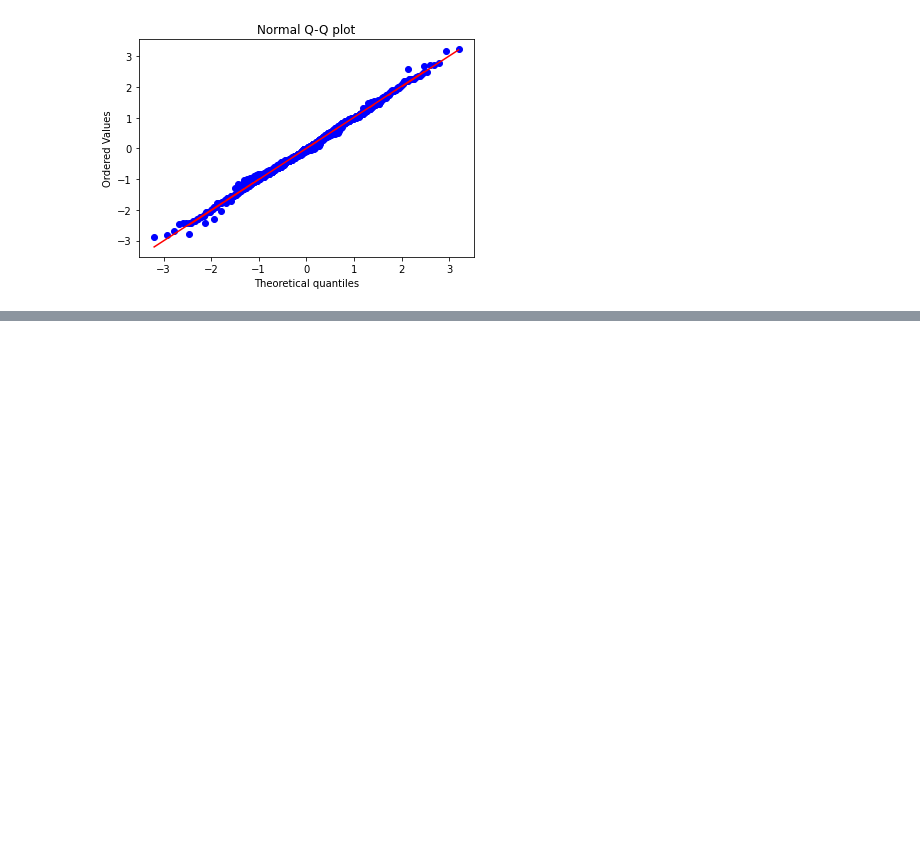
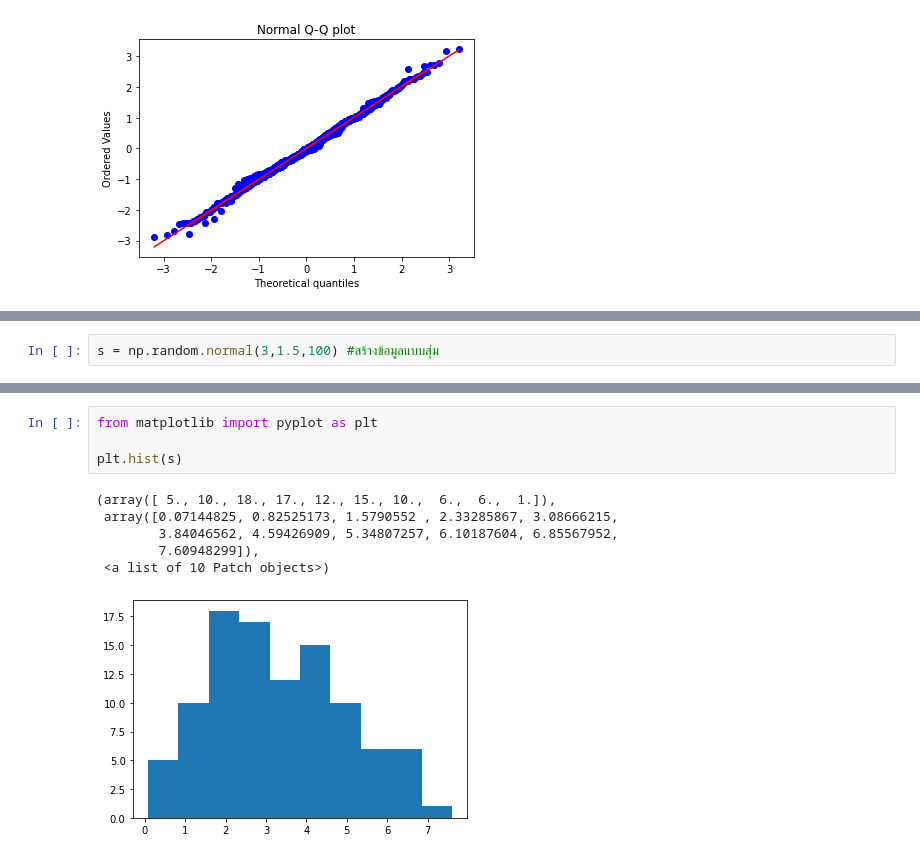
Before and after one commit to Nutsudapenpong/DPDM, a Jupyter notebook: Data102.ipynb, the cells around one changed output, grey strips where cells are left out. Drawn from its saved outputs; the diff is of its cells as text; blank space fills up the shorter version.

```diff
--- a/Data102.ipynb
+++ b/Data102.ipynb
@@ -349,0 +352,2 @@ Text(0.5, 1.0, 'Normal Q-Q plot')
+# %%
+s = np.random.normal(3,1.5,100) #สร้างข้อมูลแบบสุ่ม
@@ -349,0 +377,11 @@ Text(0.5, 1.0, 'Normal Q-Q plot')
+# %%
+from matplotlib import pyplot as plt
+
+plt.hist(s)
+# %% [output]
+(array([ 5., 10., 18., 17., 12., 15., 10.,  6.,  6.,  1.]),
+ array([0.07144825, 0.82525173, 1.5790552 , 2.33285867, 3.08666215,
+        3.84046562, 4.59426909, 5.34807257, 6.10187604, 6.85567952,
+        7.60948299]),
+ <a list of 10 Patch objects>)
+[figure, added]
```
Also changed, not shown: parts of 24 cells of this notebook.
